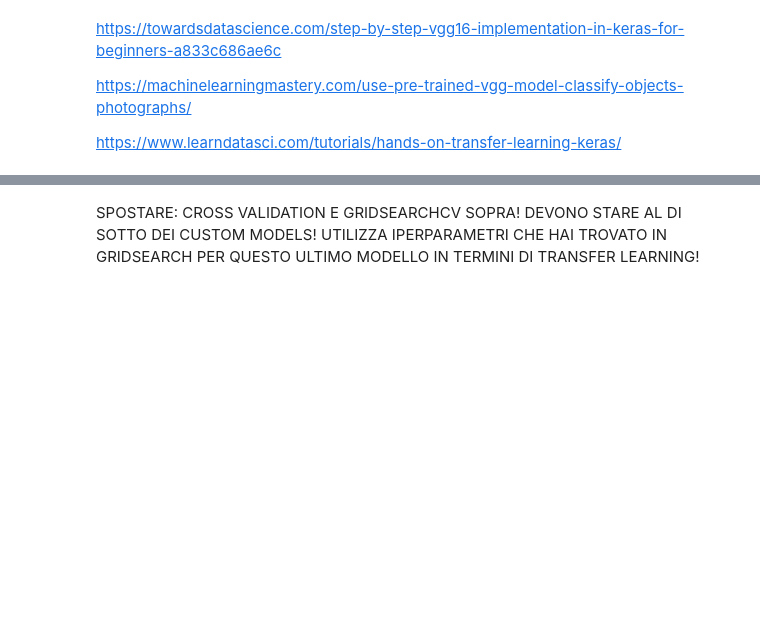
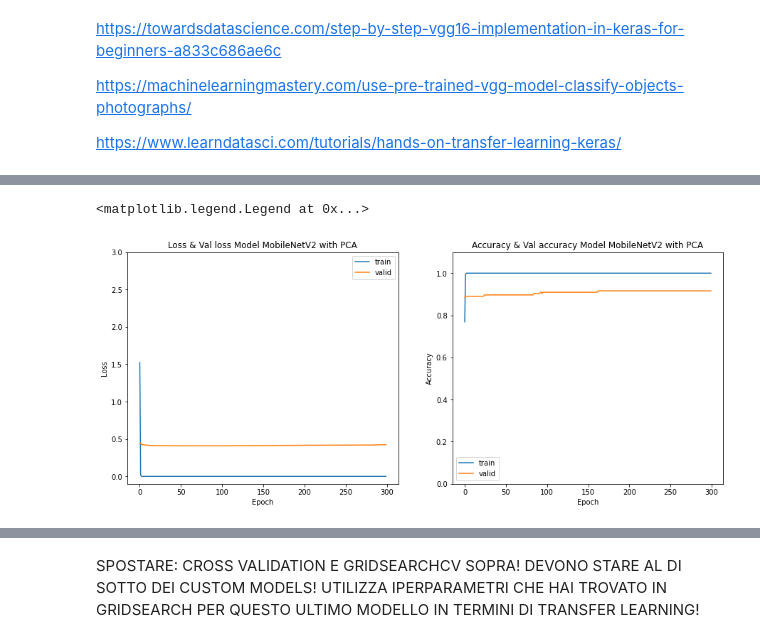
Before and after one commit to alessandro-maccario/DeepLearning-FoodRecognition, a Jupyter notebook: 1_FoDL_Food_Image_Classification_Model_Training_96x96.ipynb, the cells around one changed output, grey strips where cells are left out. Cells and saved outputs as stored; diff of their text form; code cells hidden in the pictures; blank space fills up the shorter version.

```diff
--- a/1_FoDL_Food_Image_Classification_Model_Training_96x96.ipynb
+++ b/1_FoDL_Food_Image_Classification_Model_Training_96x96.ipynb
@@ -2040,0 +2338,23 @@ https://www.learndatasci.com/tutorials/hands-on-transfer-learning-keras/
+# %%
+# PLOT THEM TOGETHER
+# Visualization of the learning curves
+plt.figure(figsize=(15,6))
+
+plt.subplot(1, 2, 1)
+plt.plot(history_model_PCA.history['loss'])
+plt.plot(history_model_PCA.history['val_loss'])
+plt.ylim([-0.1, 3.0])
+plt.title("Loss & Val loss Model MobileNetV2 with PCA")
+plt.xlabel('Epoch')
+plt.ylabel('Loss')
+plt.legend(['train', 'valid'])
+
+plt.subplot(1, 2, 2)
+plt.plot(history_model_PCA.history['accuracy'])
+plt.plot(history_model_PCA.history['val_accuracy'])
+plt.ylim([0.0, 1.1])
+plt.title("Accuracy & Val accuracy Model MobileNetV2 with PCA")
+plt.xlabel('Epoch')
+plt.ylabel('Accuracy')
+plt.legend(['train', 'valid'])
+# %% [output]
@@ -2040,0 +2362,2 @@ https://www.learndatasci.com/tutorials/hands-on-transfer-learning-keras/
+<matplotlib.legend.Legend at 0x...>
+[figure, added]
```
Also changed, not shown: parts of 29 cells of this notebook.
